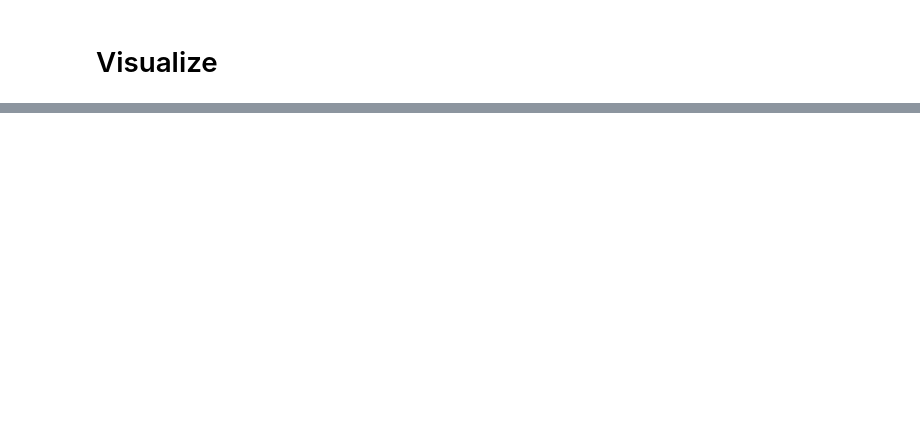
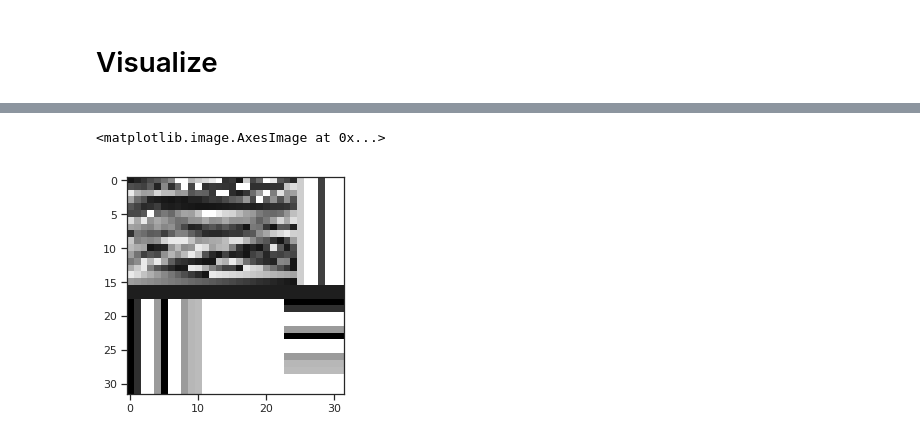
Before and after one commit to deKeijzer/SRON-DCGAN, a Jupyter notebook: notebooks/2.2 MakeAI data to ASPAs.ipynb, the cells around one changed output, grey strips where cells are left out. Cells and saved outputs as stored; diff of their text form; code cells hidden in the pictures; blank space fills up the shorter version.

```diff
--- a/notebooks/2.2 MakeAI data to ASPAs.ipynb
+++ b/notebooks/2.2 MakeAI data to ASPAs.ipynb
@@ -69,0 +144,6 @@ for i in range(4*4):
+# %%
+aspa = train[108, 0]
+plt.imshow(aspa, cmap='gray', vmin=-1.2, vmax=1.2)
+# %% [output]
+<matplotlib.image.AxesImage at 0x...>
+[figure, added]
```
Also changed, not shown: parts of 21 cells of this notebook, 16 other files.
